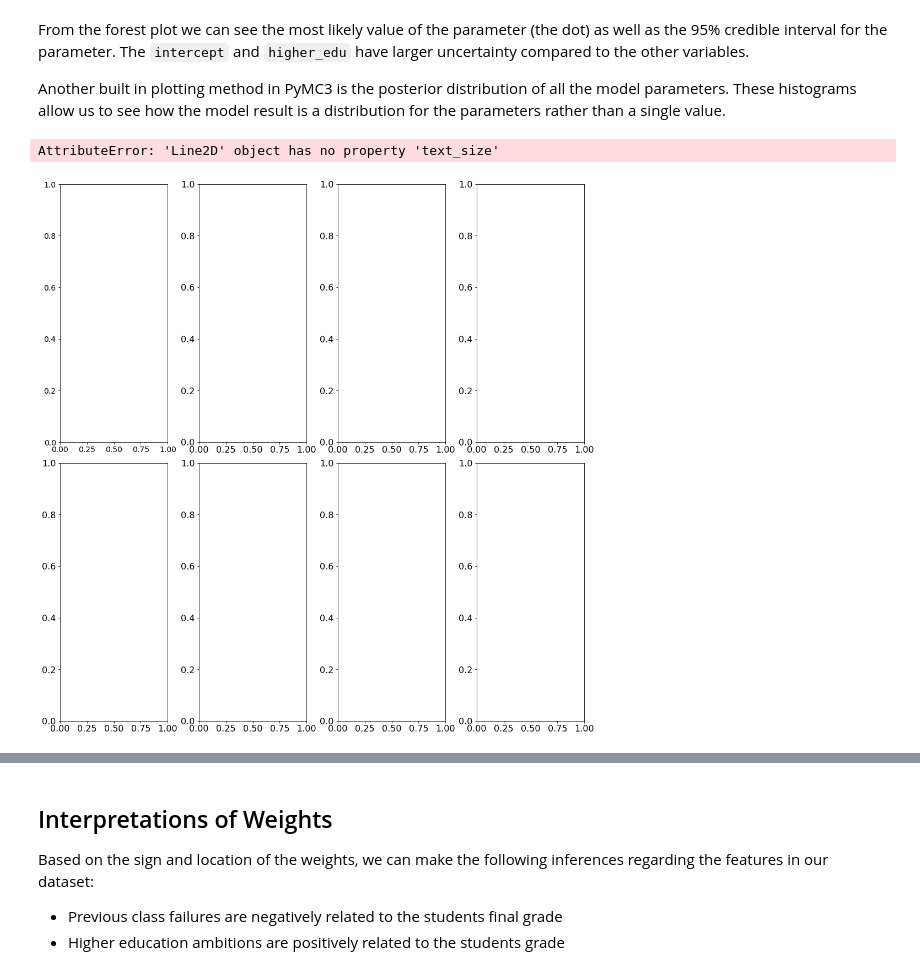
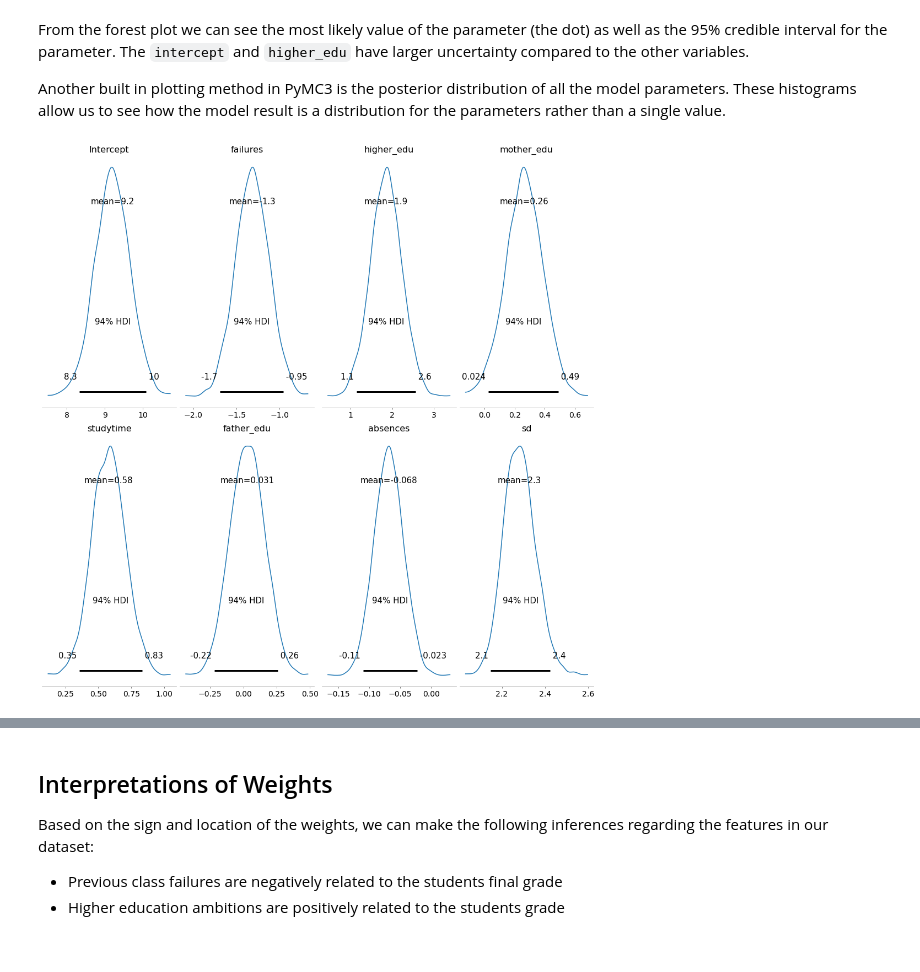
Before and after one commit to thistleknot/python-ml, a Jupyter notebook: code/Bayesian Linear Regression Project.ipynb, the cells around one changed output, grey strips where cells are left out. Drawn from its saved outputs; the diff is of its cells as text; code cells hidden in the pictures.

```diff
--- a/code/Bayesian Linear Regression Project.ipynb
+++ b/code/Bayesian Linear Regression Project.ipynb
@@ -606,10 +606,9 @@ From the forest plot we can see the most likely value of the parameter (the dot)
 
 Another built in plotting method in PyMC3 is the posterior distribution of all the model parameters. These histograms allow us to see how the model result is a distribution for the parameters rather than a single value.
 # %%
-pm.plot_posterior(normal_trace, figsize = (14, 14), text_size=20);
+pm.plot_posterior(normal_trace, figsize = (14, 14));
 # %% [output]
-AttributeError: 'Line2D' object has no property 'text_size'
-[figure, old version]
+[figure, new version]
 # %%
 # Print out the mean variable weight from the trace
 for variable in normal_trace.varnames:
```
Also changed, not shown: parts of 21 cells of this notebook.
